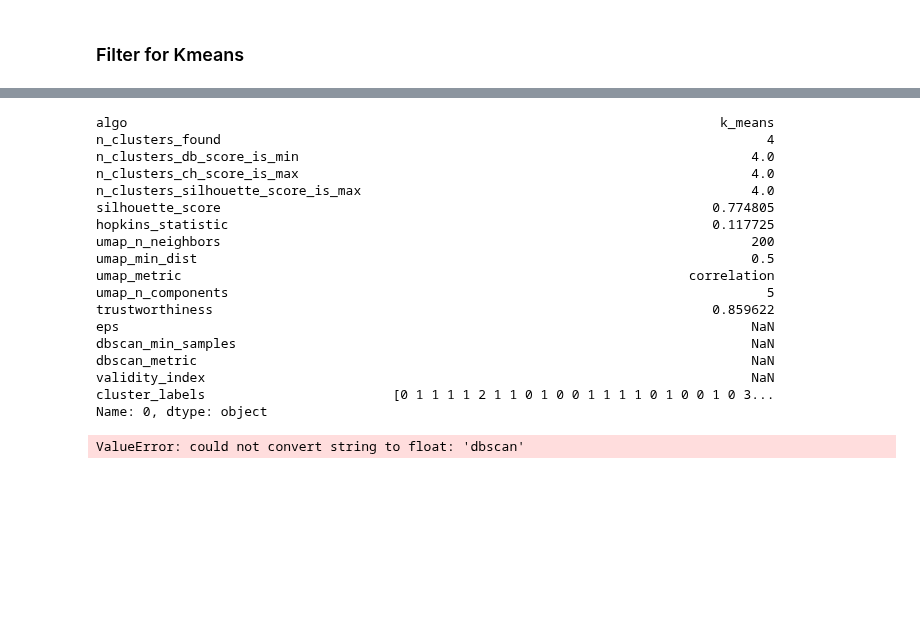
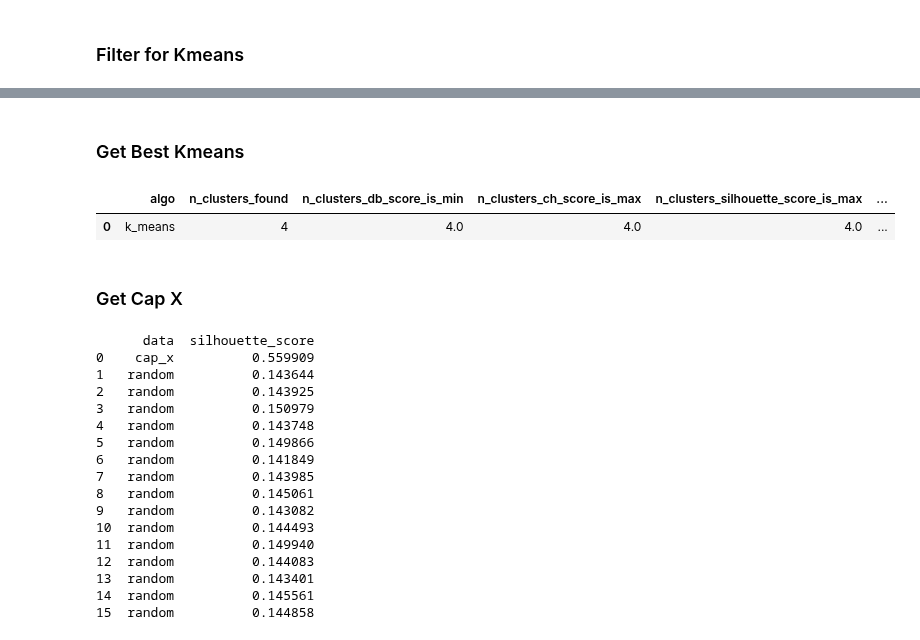
Before and after one commit to mmkke/DS5230_clustering_project, a Jupyter notebook: notebooks/ds5230_afd.ipynb, the cells around one changed output, grey strips where cells are left out. Saved outputs shown, nothing was run; the diff lists cells and outputs as text; code cells hidden in the pictures; blank space fills up the shorter version.

```diff
--- a/notebooks/ds5230_afd.ipynb
+++ b/notebooks/ds5230_afd.ipynb
@@ -70,24 +81,12 @@ results_frame
+# %% [markdown]
+### Get Best Kmeans
 # %%
 results_frame.sort_values('silhouette_score', ascending = False, inplace = True)
 results_frame.reset_index(drop = True, inplace = True)
-best_result = results_frame.iloc[0]
+best_result = pd.DataFrame(results_frame.loc[0, :]).T
 best_result
 # %% [output]
-algo                                                                            k_means
-n_clusters_found                                                                      4
-n_clusters_db_score_is_min                                                          4.0
-n_clusters_ch_score_is_max                                                          4.0
-n_clusters_silhouette_score_is_max                                                  4.0
-silhouette_score                                                               0.774805
-hopkins_statistic                                                              0.117725
-umap_n_neighbors                                                                    200
-umap_min_dist                                                                       0.5
-umap_metric                                                                 correlation
-umap_n_components                                                                     5
-trustworthiness                                                                0.859622
-eps                                                                                 NaN
-dbscan_min_samples                                                                  NaN
-dbscan_metric                                                                       NaN
-validity_index                                                                      NaN
-cluster_labels                        [0 1 1 1 1 2 1 1 0 1 0 0 1 1 1 1 0 1 0 0 1 0 3...
-Name: 0, dtype: object
+|  | algo | n_clusters_found | n_clusters_db_score_is_min | n_clusters_ch_score_is_max | n_clusters_silhouette_score_is_max | ... |
+| 0 | k_means | 4 | 4.0 | 4.0 | 4.0 | ... |
+# %% [markdown]
+### Get Cap X
@@ -94,20 +125,37 @@ Name: 0, dtype: object
 # %%
 # create results list
 results_list = []
+n_clusters = results_frame['n_clusters_found'][0]
 
 # get sil score of cap_x
-silhouette_score_cap_x = afd_utils.cluster_kmeans(cap_x)
+silhouette_score_cap_x = afd_utils.cluster_kmeans(embedding, n_clusters)
 results_list.append({'data': 'cap_x', 'silhouette_score': silhouette_score_cap_x})
 
 # generate and cluster random data
 for i in range(15):
-    random_data = afd_utils.get_randomly_distributed_data(cap_x, seed = i)
-    silhouette_score_random = afd_utils.cluster_kmeans(random_data)
+    random_data = afd_utils.get_randomly_distributed_data(embedding, seed = i)
+    silhouette_score_random = afd_utils.cluster_kmeans(random_data, n_clusters)
     results_list.append({'data': 'random', 'silhouette_score': silhouette_score_random})
 
 # convert to results frame
 results_df = pd.DataFrame(results_list)
 print(results_df)
 # %% [output]
-ValueError: could not convert string to float: 'dbscan'
+      data  silhouette_score
+0    cap_x          0.559909
+1   random          0.143644
+2   random          0.143925
+3   random          0.150979
+4   random          0.143748
+5   random          0.149866
+6   random          0.141849
+7   random          0.143985
+8   random          0.145061
+9   random          0.143082
+10  random          0.144493
+11  random          0.149940
+12  random          0.144083
+13  random          0.143401
+14  random          0.145561
+15  random          0.144858
 # %%
```
Also changed, not shown: parts of 6 cells of this notebook.
